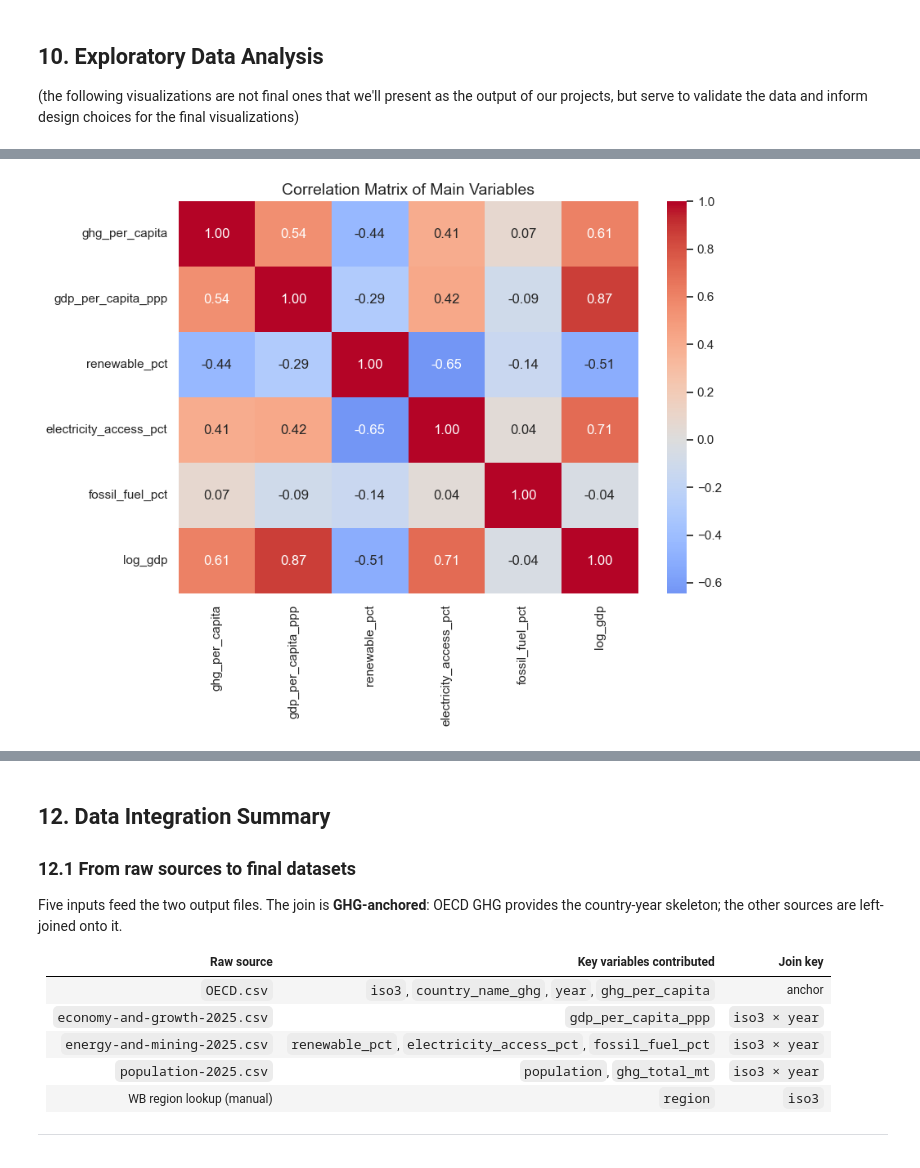
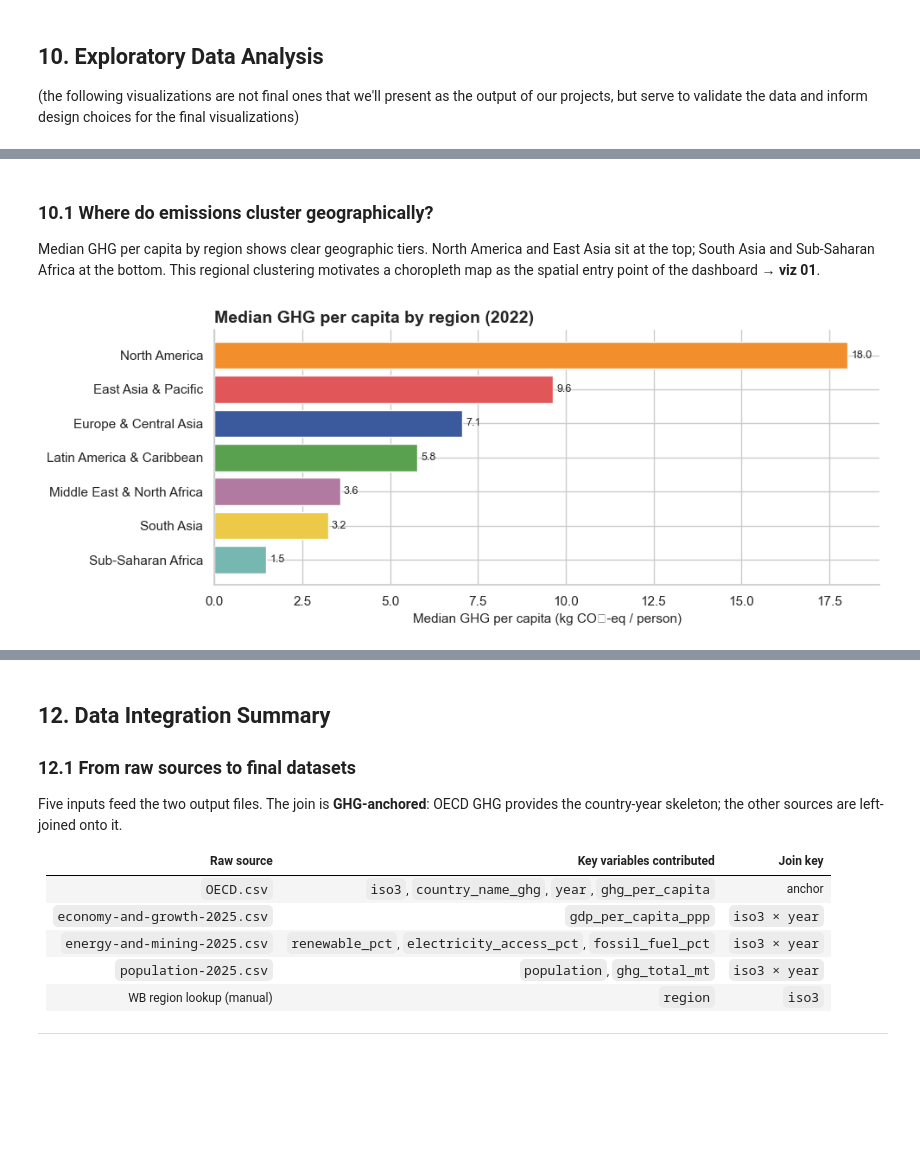
Before and after one commit to mtorella/Data-Visualization-2026, a Jupyter notebook: preprocessing.ipynb, the cells around one changed output, grey strips where cells are left out. Cells and saved outputs as stored; diff of their text form; code cells hidden in the pictures; blank space fills up the shorter version.

Commit message:
update notebook visualisations + readme.md

```diff
--- a/preprocessing.ipynb
+++ b/preprocessing.ipynb
@@ -975,26 +594,28 @@ Overall, emissions are driven by both **economic development (positive effect)**
-# %%
-numeric_columns = [
-    "ghg_per_capita",
-    "gdp_per_capita_ppp",
-    "renewable_pct",
-    "electricity_access_pct",
-    "fossil_fuel_pct"
-]
-
-corr_data = df_panel[numeric_columns].dropna(how="all")
-corr_matrix = corr_data.corr()
-
-plt.figure(figsize=(9, 7))
-sns.heatmap(
-    corr_matrix,
-    annot=True,
-    fmt=".2f",
-    cmap="coolwarm",
-    center=0
-)
-
-plt.title("Correlation Matrix of Main Variables")
-plt.tight_layout()
-plt.show()
-# %% [output]
-[figure, removed]
+# %% [markdown]
+### 10.1  Where do emissions cluster geographically?
+
+Median GHG per capita by region shows clear geographic tiers. North America and East Asia sit at the top; South Asia and Sub-Saharan Africa at the bottom. This regional clustering motivates a choropleth map as the spatial entry point of the dashboard → **viz 01**.
+# %%
+latest_year = 2022
+region_med = (
+    df_panel[df_panel['year'] == latest_year]
+    .groupby('region')['ghg_per_capita']
+    .median()
+    .sort_values()
+)
+
+fig, ax = plt.subplots(figsize=(10, 4))
+bars = ax.barh(
+    region_med.index, region_med.values,
+    color=[region_colors.get(r, '#999') for r in region_med.index]
+)
+for bar, val in zip(bars, region_med.values):
+    ax.text(val + 0.1, bar.get_y() + bar.get_height() / 2,
+            f'{val:.1f}', va='center', fontsize=9)
+ax.set_xlabel('Median GHG per capita (kg CO₂-eq / person)')
+ax.set_title(f'Median GHG per capita by region ({latest_year})',
+             fontweight='bold', loc='left')
+ax.spines[['top', 'right']].set_visible(False)
+plt.tight_layout()
+# %% [output]
+[figure, added]
```
Also changed, not shown: parts of 44 cells of this notebook, 1 other file.
